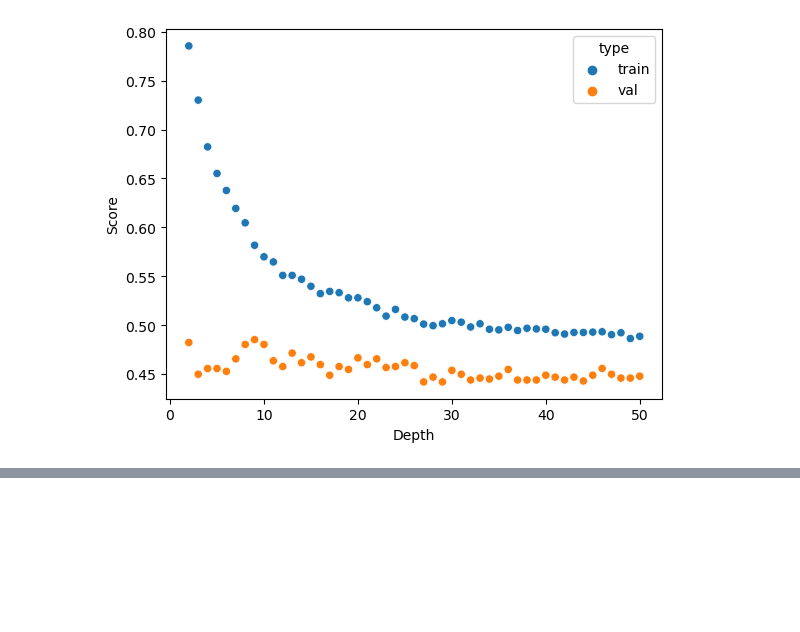
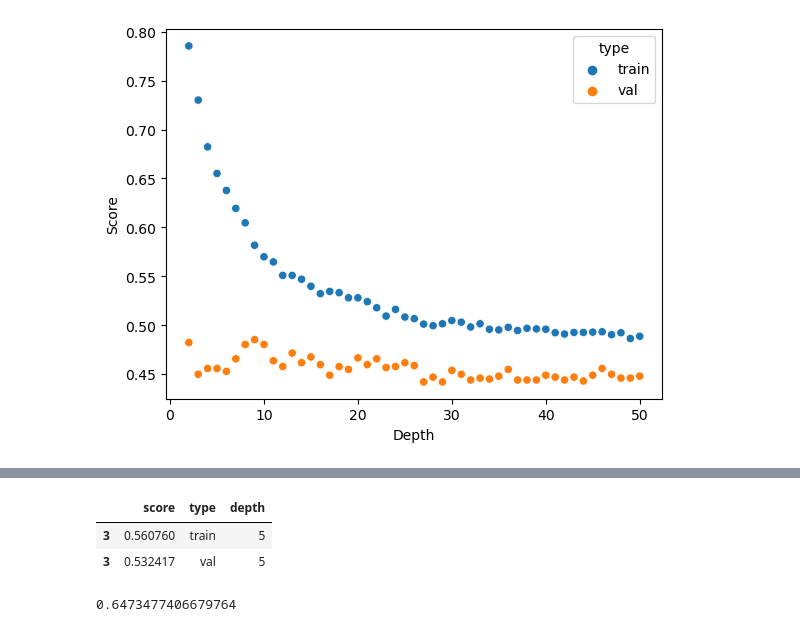
Before and after one commit to Wine-project-noether/Wine_project, a Jupyter notebook: modeling.ipynb, the cells around one changed output, grey strips where cells are left out. Cells and saved outputs as stored; diff of their text form; code cells hidden in the pictures; blank space fills up the shorter version.

```diff
--- a/modeling.ipynb
+++ b/modeling.ipynb
@@ -240,0 +214,20 @@ plt.show()
+# %%
+scores[scores['depth']==5]
+# %% [output]
+|  | score | type | depth |
+| 3 | 0.560760 | train | 5 |
+| 3 | 0.532417 | val | 5 |
+# %%
+rf = RandomForestClassifier(bootstrap=True,
+                                class_weight=None,
+                                criterion='gini',
+                                min_samples_leaf=3,
+                                n_estimators=100,
+                                max_depth=i,
+                                random_state=42)
+
+rf.fit(X_train, y_train)
+
+rf.score(X_test, y_test)
+# %% [output]
+0.6473477406679764
```
Also changed, not shown: parts of 9 cells of this notebook, 1 other file.
